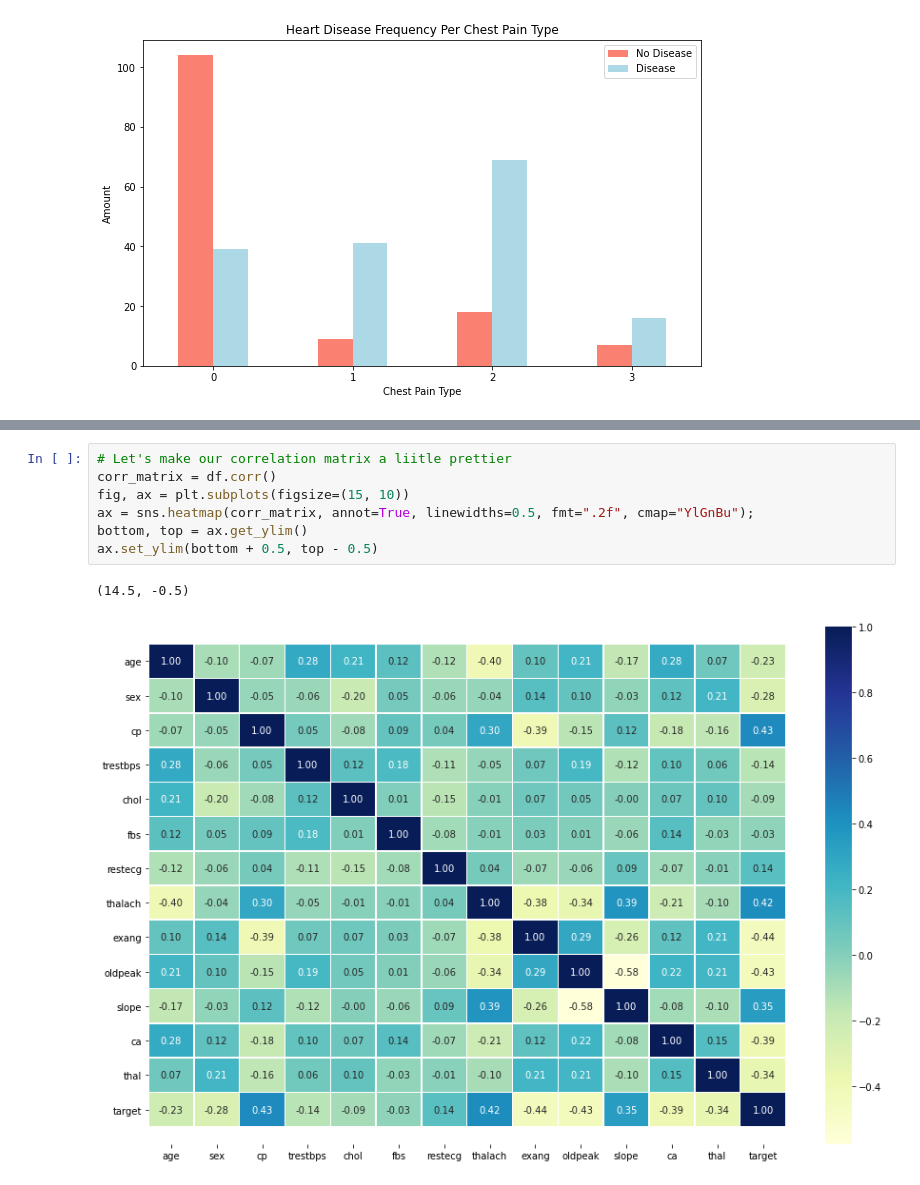
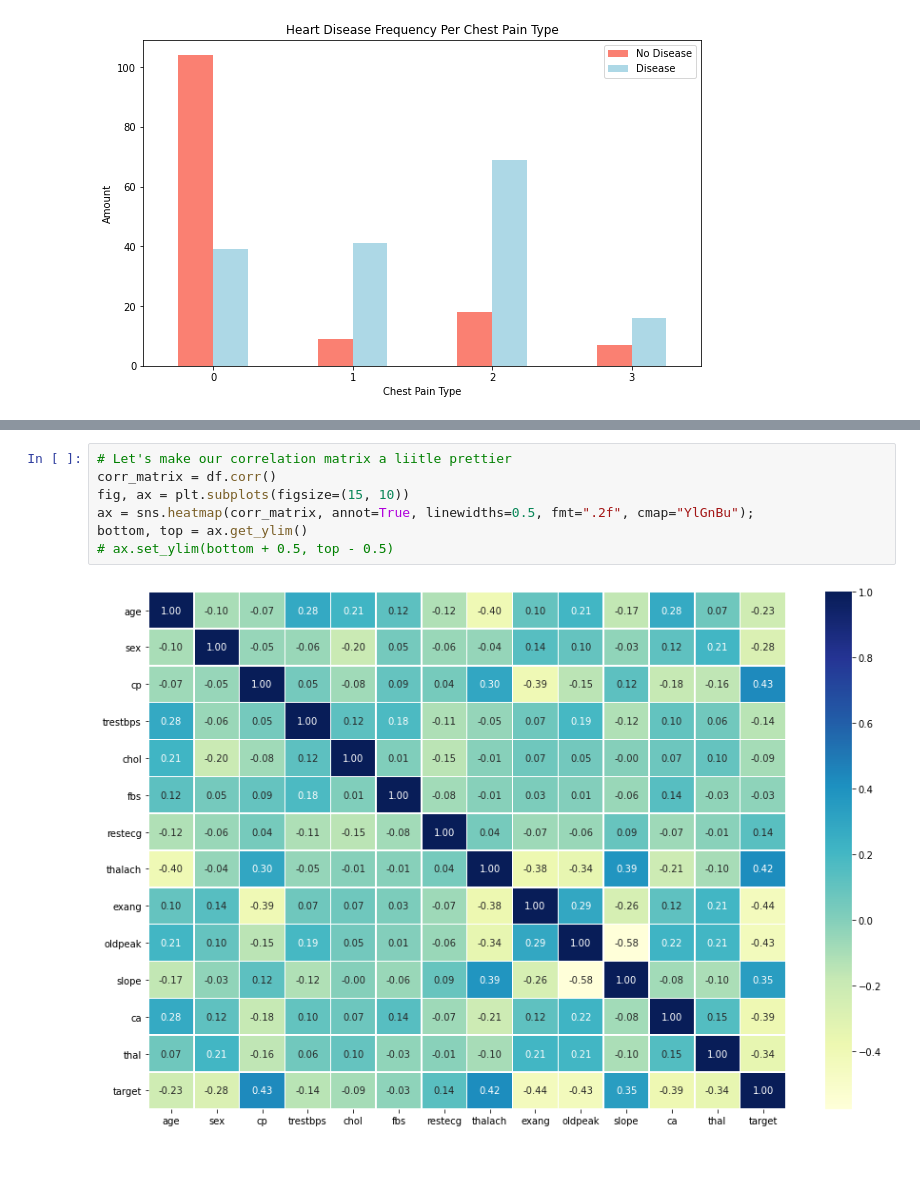
Before and after one commit to horsemaker/Code--Complete-Machine-Learning-And-Data-Science-Bootcamp-2021, a Jupyter notebook: section-3-structured-data-projects/end-to-end-heart-disease-classification.ipynb, the cells around one changed output, grey strips where cells are left out. Saved outputs shown, nothing was run; the diff lists cells and outputs as text.

```diff
--- a/section-3-structured-data-projects/end-to-end-heart-disease-classification.ipynb
+++ b/section-3-structured-data-projects/end-to-end-heart-disease-classification.ipynb
@@ -330,10 +340,9 @@ df.corr()
 # %%
 # Let's make our correlation matrix a liitle prettier
 corr_matrix = df.corr()
 fig, ax = plt.subplots(figsize=(15, 10))
 ax = sns.heatmap(corr_matrix, annot=True, linewidths=0.5, fmt=".2f", cmap="YlGnBu");
 bottom, top = ax.get_ylim()
-ax.set_ylim(bottom + 0.5, top - 0.5)
+# ax.set_ylim(bottom + 0.5, top - 0.5)
 # %% [output]
-(14.5, -0.5)
-[figure, old version]
+[figure, new version]
```
Also changed, not shown: parts of 1 cell of this notebook.
